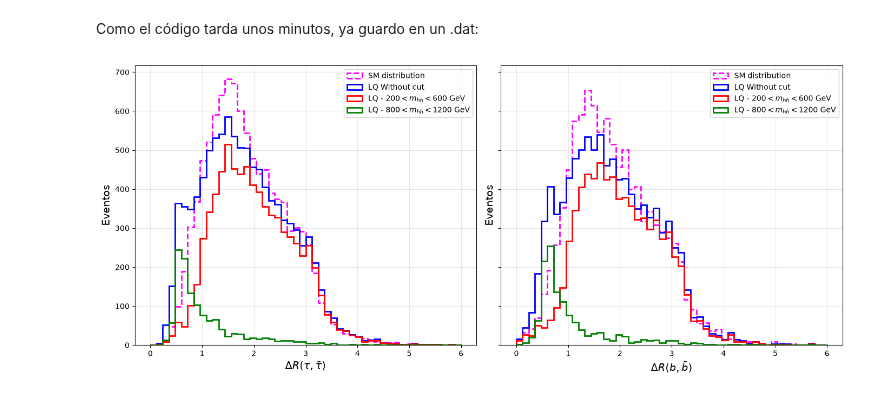
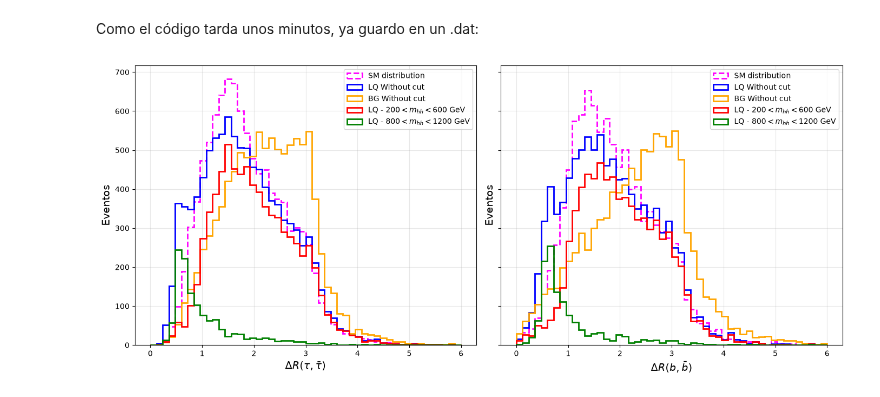
Before and after one commit to Genarobarco/diHiggs-Project, a Jupyter notebook: Analysis-gg_hh-LQs_signal.ipynb, the cells around one changed output. Drawn from its saved outputs; the diff is of its cells as text; code cells hidden in the pictures.

```diff
--- a/Analysis-gg_hh-LQs_signal.ipynb
+++ b/Analysis-gg_hh-LQs_signal.ipynb
@@ -9,9 +9,11 @@ import pandas as pd
 path = "/home/usuario/Madgraph/projects/gg_hh-LQs/"
 signal = up.open(path + "signal/Events/run_01_decayed_1/tag_1_delphes_events.root")
 sm = up.open("/home/usuario/Madgraph/projects/gg_hh-sm/Events/run_02_decayed_1/tag_1_delphes_events.root")
+bg = up.open("/home/usuario/Madgraph/projects/gg_tth/Events/run_01/tag_1_delphes_events.root")
 
 signal_tree = signal["Delphes"]
 sm_tree = sm["Delphes"]
+bg_tree = bg["Delphes"]
 # %%
 def vector_builder(Signal, Particle_ID):
 
@@ -71,12 +73,17 @@ VLQ_bbar, PTLQ_bbar = vector_builder(signal_tree, Particle_IDs["b~"])
 VLQ_ta_minus, PTLQ_ta_minus = vector_builder(signal_tree, Particle_IDs["ta-"])
 VLQ_ta_plus, PTLQ_ta_plus = vector_builder(signal_tree, Particle_IDs["ta+"])
 
-
 VSM_Higgs, PTSM_Higgs = vector_builder(sm_tree, Particle_IDs["Higgs"])
 VSM_b, PTSM_b = vector_builder(sm_tree, Particle_IDs["b"])
 VSM_bbar, PTSM_bbar = vector_builder(sm_tree, Particle_IDs["b~"])
 VSM_ta_minus, PTSM_ta_minus = vector_builder(sm_tree, Particle_IDs["ta-"])
 VSM_ta_plus, PTSM_ta_plus = vector_builder(sm_tree, Particle_IDs["ta+"])
+
+VBG_Higgs, PTBG_Higgs = vector_builder(bg_tree, Particle_IDs["Higgs"])
+VBG_b, PTBG_b = vector_builder(bg_tree, Particle_IDs["b"])
+VBG_bbar, PTBG_bbar = vector_builder(bg_tree, Particle_IDs["b~"])
+VBG_ta_minus, PTBG_ta_minus = vector_builder(bg_tree, Particle_IDs["ta-"])
+VBG_ta_plus, PTBG_ta_plus = vector_builder(bg_tree, Particle_IDs["ta+"])
 # %%
 plt.figure(figsize=(8,6))
 
@@ -200,6 +282,9 @@ DeltaR_LQ_bb = VLQ_b.deltaR(VLQ_bbar)
 
 DeltaR_SM_tautau = VSM_ta_minus.deltaR(VSM_ta_plus)
 DeltaR_SM_bb = VSM_b.deltaR(VSM_bbar)
+
+DeltaR_BG_tautau = VBG_ta_minus.deltaR(VBG_ta_plus)
+DeltaR_BG_bb = VBG_b.deltaR(VBG_bbar)
 # %%
 list_taus_u600 = []
 list_bs_u600 = []
@@ -291,6 +376,16 @@ ax1.hist(
     color="blue",
     linewidth=2,
     label="LQ Without cut"
+)
+
+ax1.hist(
+    ak.to_numpy(DeltaR_BG_tautau),
+    bins=50,
+    range=(0,6),
+    histtype="step",
+    color="orange",
+    linewidth=2,
+    label="BG Without cut"
 )
 
 ax1.hist(
@@ -344,6 +439,16 @@ ax2.hist(
 )
 
 ax2.hist(
+    ak.to_numpy(DeltaR_BG_bb),
+    bins=50,
+    range=(0,6),
+    histtype="step",
+    color="orange",
+    linewidth=2,
+    label="BG Without cut"
+)
+
+ax2.hist(
     b_u600,
     bins=50,
     range=(0,6),
@@ -351,31 +456,31 @@ ax2.hist(
     color="red",
     linewidth=2,
     label=r"LQ - $200<m_{hh}<600$ GeV"
 )
 
 ax2.hist(
     b_o800,
     bins=50,
     range=(0,6),
     histtype="step",
     color="green",
     linewidth=2,
     label=r"LQ - $800<m_{hh}<1200$ GeV"
 )
 
 ax2.set_xlabel(r"$\Delta R(b,\bar b)$", fontsize=14)
 ax2.set_ylabel("Eventos", fontsize=14)
 ax2.grid(alpha=0.3)
 ax2.legend(fontsize=10)
 
 # ==========================================================
 # Ajustes finales
 # ==========================================================
 
 plt.tight_layout()
 
 plt.savefig("DeltaR_distribution.png", dpi=300)
 
 plt.show()
 # %% [output]
-[figure, old version]
+[figure, new version]
```
Also changed, not shown: parts of 4 cells of this notebook, 4 other files.
